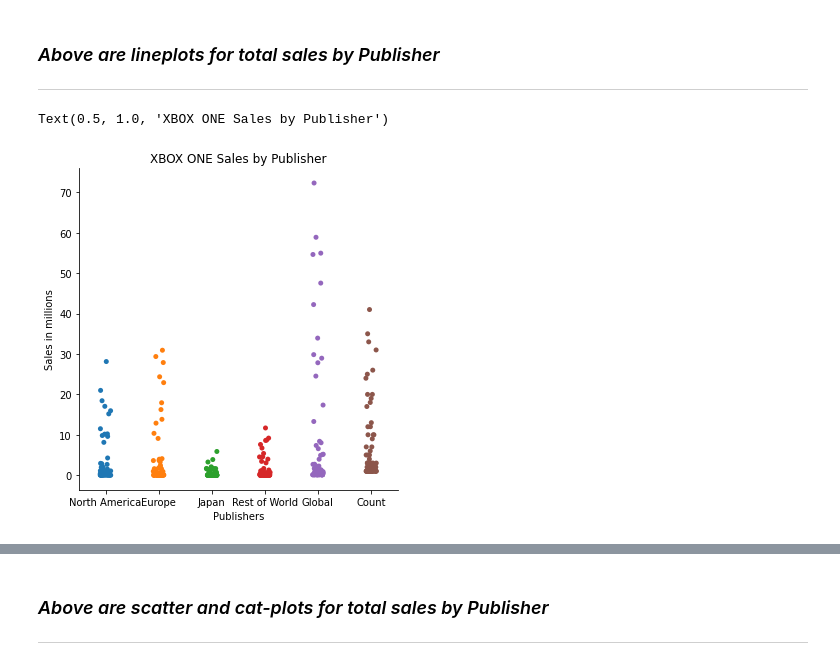
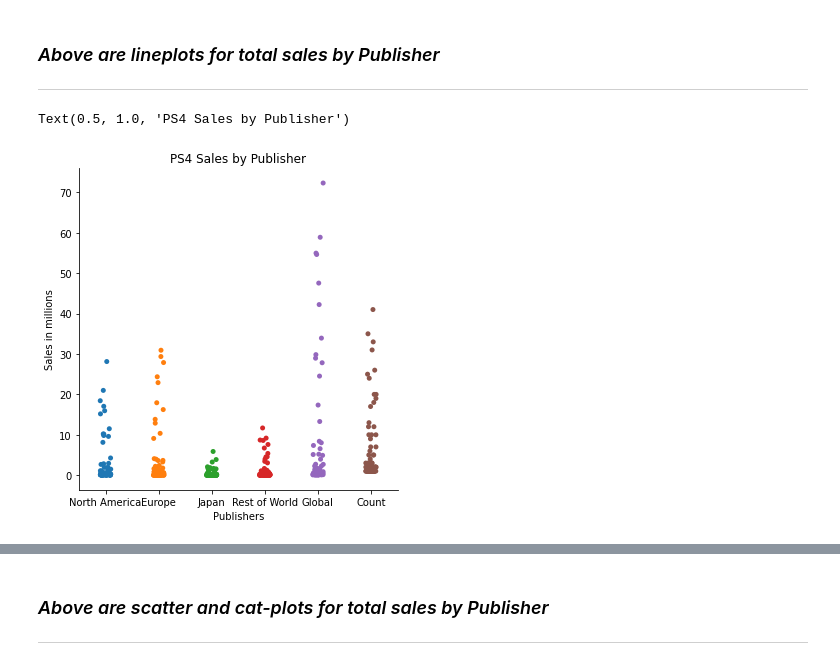
Before and after one commit to data301-2021-summer2/project-group12-project, a Jupyter notebook: analysis/dhairya/DhairyaDatasheets.ipynb, the cells around one changed output, grey strips where cells are left out. Drawn from its saved outputs; the diff is of its cells as text; code cells hidden in the pictures.

Commit message:
Notebook updated and images added.

```diff
--- a/analysis/dhairya/DhairyaDatasheets.ipynb
+++ b/analysis/dhairya/DhairyaDatasheets.ipynb
@@ -535,10 +535,10 @@ for item in b.get_xticklabels():
 # %%
 a =sns.catplot(data=df_Ps4_Publisher)
 a.set(xlabel="Publishers", ylabel = "Sales in millions")
-plt.title("XBOX ONE Sales by Publisher")
+plt.title("PS4 Sales by Publisher")
 # %% [output]
-Text(0.5, 1.0, 'XBOX ONE Sales by Publisher')
+Text(0.5, 1.0, 'PS4 Sales by Publisher')
-[figure, old version]
+[figure, new version]
 # %%
 b = sns.catplot(data=df_XBOX_Publisher)
 b.set(xlabel="Genres", ylabel = "Sales in millions")
```
Also changed, not shown: parts of 20 cells of this notebook, 22 other files.
